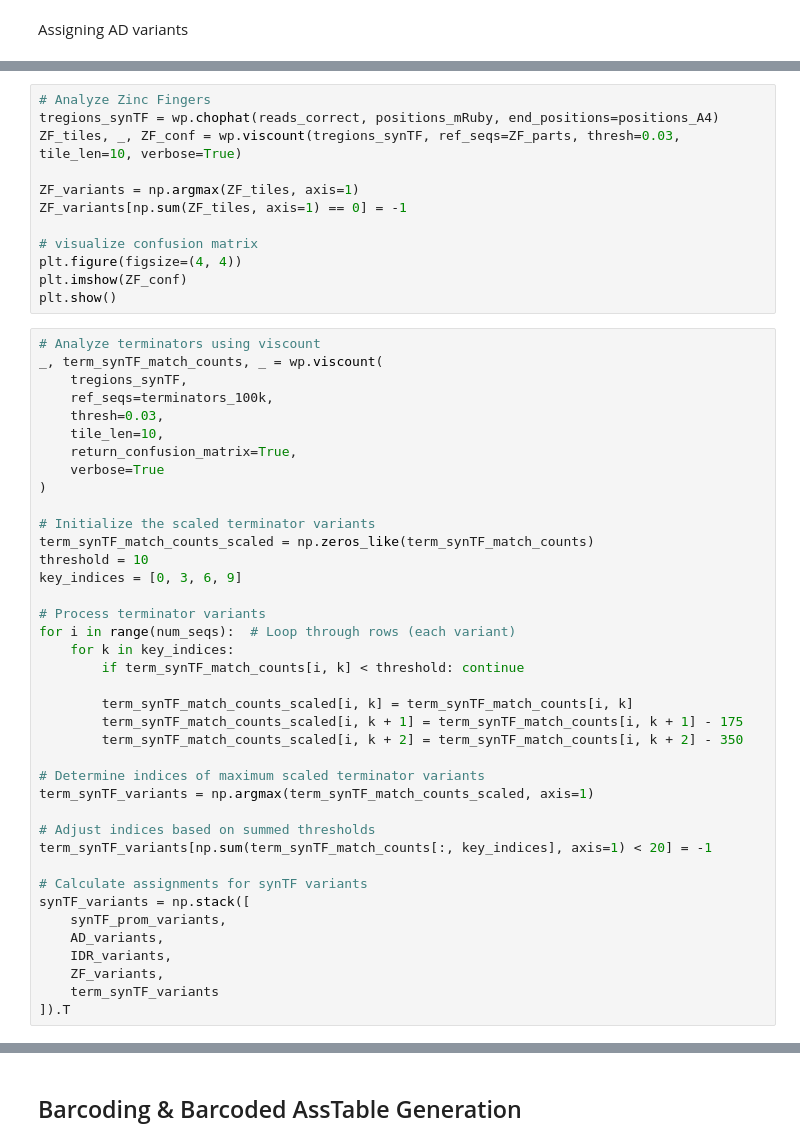
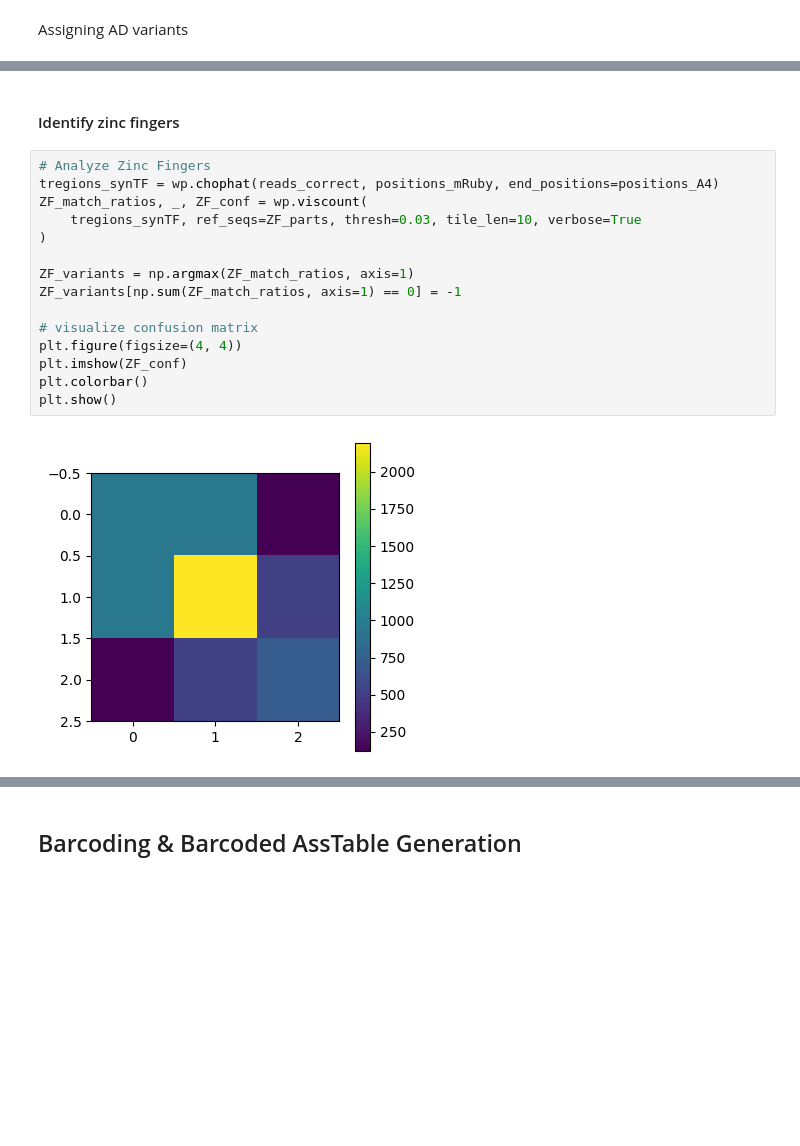
Before and after one commit to cbashorlab/WIMPY, a Jupyter notebook: wimpy_python/example_script_python.ipynb, the cells around one changed output, grey strips where cells are left out. Cells and saved outputs as stored; diff of their text form; blank space fills up the shorter version.

```diff
--- a/wimpy_python/example_script_python.ipynb
+++ b/wimpy_python/example_script_python.ipynb
@@ -254,51 +209,19 @@ IDR_variants[(IDR_len < 500) & (IDR_len > 150)] = 0
+# %% [markdown]
+#### Identify zinc fingers
 # %%
 # Analyze Zinc Fingers
 tregions_synTF = wp.chophat(reads_correct, positions_mRuby, end_positions=positions_A4)
-ZF_tiles, _, ZF_conf = wp.viscount(tregions_synTF, ref_seqs=ZF_parts, thresh=0.03, tile_len=10, verbose=True)
+ZF_match_ratios, _, ZF_conf = wp.viscount(
+    tregions_synTF, ref_seqs=ZF_parts, thresh=0.03, tile_len=10, verbose=True
+)
 
-ZF_variants = np.argmax(ZF_tiles, axis=1)
-ZF_variants[np.sum(ZF_tiles, axis=1) == 0] = -1
+ZF_variants = np.argmax(ZF_match_ratios, axis=1)
+ZF_variants[np.sum(ZF_match_ratios, axis=1) == 0] = -1
 
 # visualize confusion matrix
 plt.figure(figsize=(4, 4))
 plt.imshow(ZF_conf)
+plt.colorbar()
 plt.show()
+# %% [output]
+[figure, added]
-# %%
-# Analyze terminators using viscount
-_, term_synTF_match_counts, _ = wp.viscount(
-    tregions_synTF,
-    ref_seqs=terminators_100k,
-    thresh=0.03,
-    tile_len=10,
-    return_confusion_matrix=True,
-    verbose=True
-)
-
-# Initialize the scaled terminator variants
-term_synTF_match_counts_scaled = np.zeros_like(term_synTF_match_counts)
-threshold = 10
-key_indices = [0, 3, 6, 9]
-
-# Process terminator variants
-for i in range(num_seqs):  # Loop through rows (each variant)
-    for k in key_indices:
-        if term_synTF_match_counts[i, k] < threshold: continue
-
-        term_synTF_match_counts_scaled[i, k] = term_synTF_match_counts[i, k]
-        term_synTF_match_counts_scaled[i, k + 1] = term_synTF_match_counts[i, k + 1] - 175
-        term_synTF_match_counts_scaled[i, k + 2] = term_synTF_match_counts[i, k + 2] - 350
-
-# Determine indices of maximum scaled terminator variants
-term_synTF_variants = np.argmax(term_synTF_match_counts_scaled, axis=1)
-
-# Adjust indices based on summed thresholds
-term_synTF_variants[np.sum(term_synTF_match_counts[:, key_indices], axis=1) < 20] = -1
-
-# Calculate assignments for synTF variants
-synTF_variants = np.stack([
-    synTF_prom_variants,
-    AD_variants,
-    IDR_variants,
-    ZF_variants,
-    term_synTF_variants
-]).T
```
Also changed, not shown: parts of 31 cells of this notebook, 4 other files.
